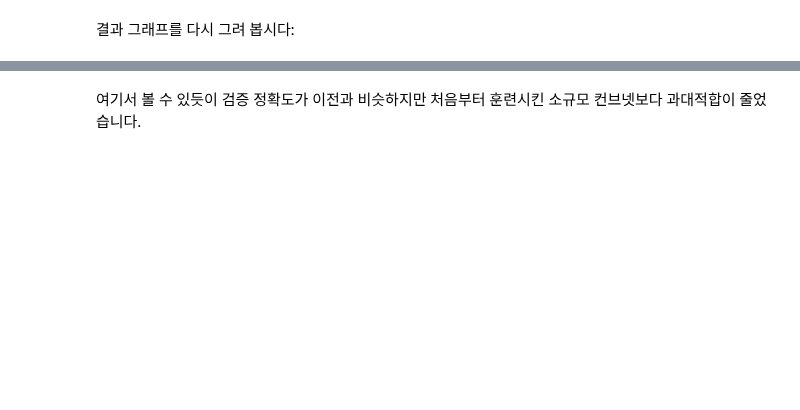
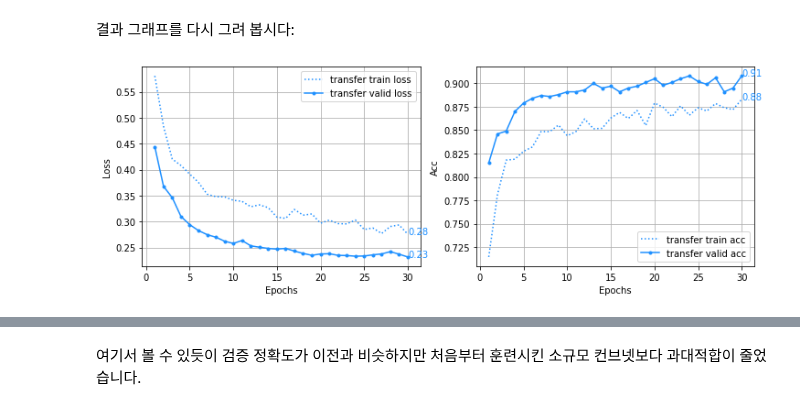
Before and after one commit to yebiny/SkillTreePython-DeepLearning, a Jupyter notebook: 02.케라스_창시자에게_배우는_딥러닝/해설/5_3_using_a_pretrained_convnet.ipynb, the cells around one changed output, grey strips where cells are left out. Saved outputs shown, nothing was run; the diff lists cells and outputs as text; code cells hidden in the pictures; blank space fills up the shorter version.

```diff
--- a/02.케라스_창시자에게_배우는_딥러닝/해설/5_3_using_a_pretrained_convnet.ipynb
+++ b/02.케라스_창시자에게_배우는_딥러닝/해설/5_3_using_a_pretrained_convnet.ipynb
@@ -232,0 +262,9 @@ set_dogs_and_cats('/content/006975/datasets/cats_and_dogs/train',
+# %%
+# 사전 학습된 모델을 불러옵니다.
+vgg = applications.VGG16(weights='imagenet',
+                         include_top=False, # 마지막 분류기는 제거
+                         input_shape=IMG_SHAPE
+                         )
+vgg.trainable = False # 사전 학습된 모델은 훈련을 하지 않도록 한다.
+model = create_transfer(vgg)
+model.summary()
@@ -232,0 +291,17 @@ set_dogs_and_cats('/content/006975/datasets/cats_and_dogs/train',
+# %%
+from tensorflow.keras import optimizers
+model.compile(loss = 'binary_crossentropy',
+              optimizer = optimizers.RMSprop(learning_rate=2e-5),# 전이학습: 학습률을 작게 설정해주기
+              metrics=['acc']
+              )
+tb = callbacks.TensorBoard(log_dir='transfer_vgg_log',
+                           histogram_freq=1)
+ckp = callbacks.ModelCheckpoint(filepath='transfer_vgg.h5',
+                                save_best_only=True,
+                                monitor='val_acc')
+history = model.fit(train_gen,
+                    steps_per_epoch=100,
+                    epochs=30,
+                    validation_data=valid_gen,
+                    validation_steps=50,
+                    callbacks=[tb, ckp])
@@ -233,2 +326,7 @@ set_dogs_and_cats('/content/006975/datasets/cats_and_dogs/train',
 # %% [markdown]
 결과 그래프를 다시 그려 봅시다:
+# %%
+from plot_result import *
+plot_lcurve([history], ['transfer'], ['dodgerblue'], x_itv=5)
+# %% [output]
+[figure, added]
```
Also changed, not shown: parts of 4 cells of this notebook.
